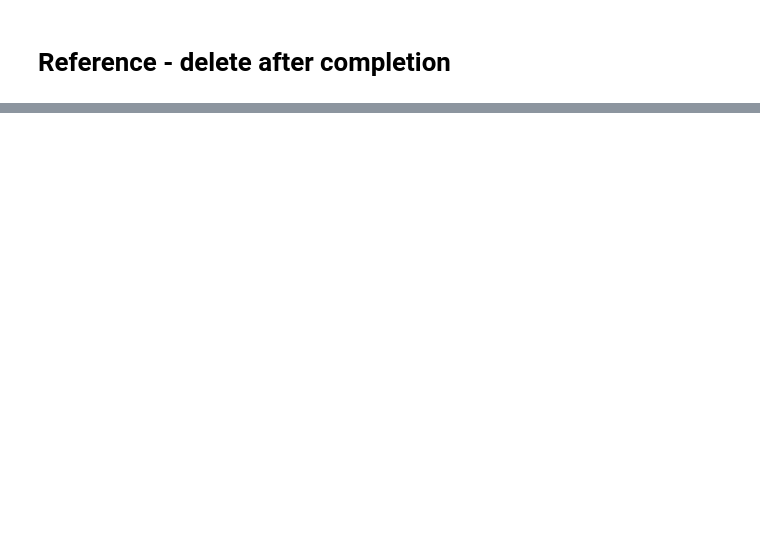
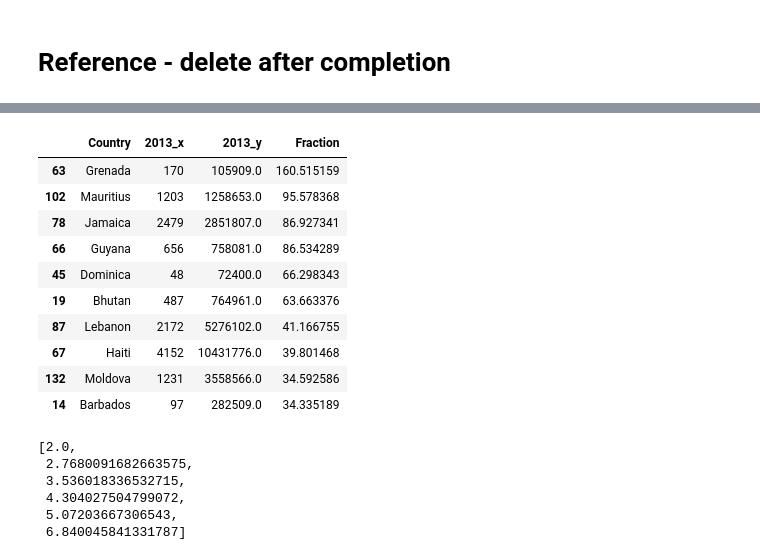
Before and after one commit to JamesDCage/31-31-Canada-01, a Jupyter notebook: Normalized_Canadian_Immigration_V0.ipynb, the cells around one changed output, grey strips where cells are left out. Saved outputs shown, nothing was run; the diff lists cells and outputs as text; code cells hidden in the pictures; blank space fills up the shorter version.

```diff
--- a/Normalized_Canadian_Immigration_V0.ipynb
+++ b/Normalized_Canadian_Immigration_V0.ipynb
@@ -152,0 +313,19 @@ For now I would like to divide immigration by the population of the source count
+# %%
+df_emigration = pd.merge(df_can[['Country',"2013"]],df_world_pop[['Country',"2013"]], on='Country')
+# add a column for fraction of citizens to emigrate to Canada
+df_emigration['Fraction'] = 100000 * df_emigration['2013_x'] / df_emigration['2013_y']
+
+# Now let's see our new Top 10 countries
+df_emigration.sort_values(by="Fraction", ascending=False).head(10)
+# %% [output]
+|  | Country | 2013_x | 2013_y | Fraction |
+| 63 | Grenada | 170 | 105909.0 | 160.515159 |
+| 102 | Mauritius | 1203 | 1258653.0 | 95.578368 |
+| 78 | Jamaica | 2479 | 2851807.0 | 86.927341 |
+| 66 | Guyana | 656 | 758081.0 | 86.534289 |
+| 45 | Dominica | 48 | 72400.0 | 66.298343 |
+| 19 | Bhutan | 487 | 764961.0 | 63.663376 |
+| 87 | Lebanon | 2172 | 5276102.0 | 41.166755 |
+| 67 | Haiti | 4152 | 10431776.0 | 39.801468 |
+| 132 | Moldova | 1231 | 3558566.0 | 34.592586 |
+| 14 | Barbados | 97 | 282509.0 | 34.335189 |
@@ -152,0 +339,9 @@ For now I would like to divide immigration by the population of the source count
+# %%
+threshold_scale
+# %% [output]
+[2.0,
+ 2.7680091682663575,
+ 3.536018336532715,
+ 4.304027504799072,
+ 5.07203667306543,
+ 6.840045841331787]
```
Also changed, not shown: parts of 14 cells of this notebook.
